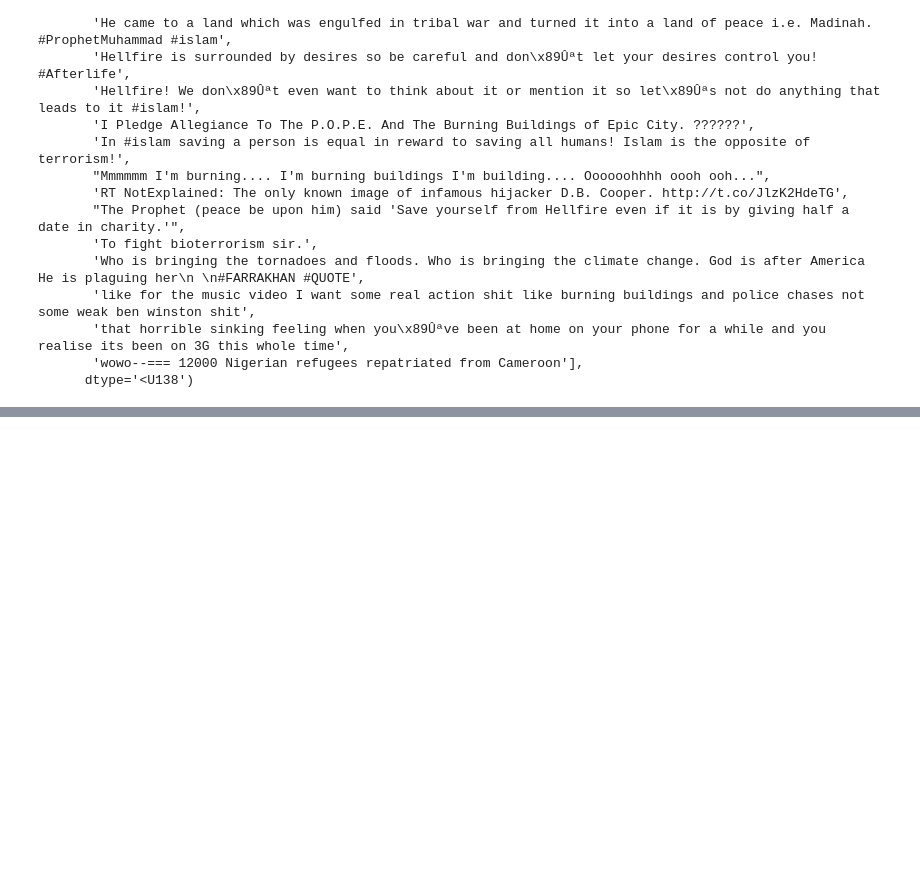
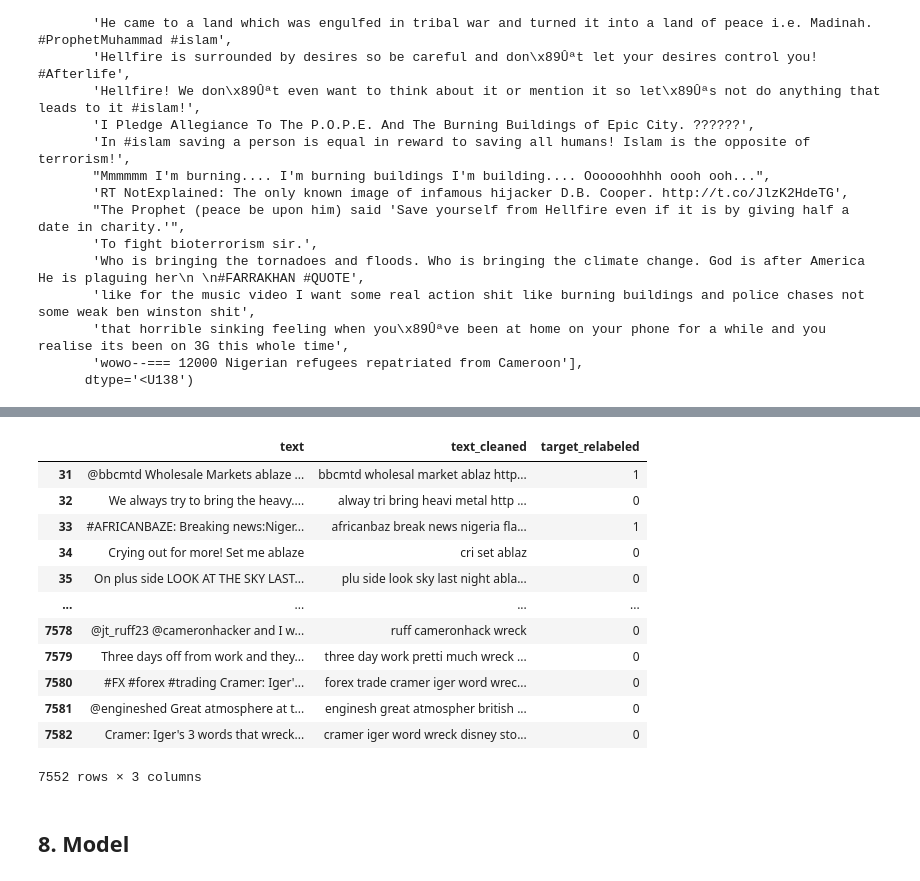
Before and after one commit to dilinjohn/Kaggle, a Jupyter notebook: Twitter tweets on Disasters/Using NLP on Disaster Tweets - with BERT.ipynb, the cells around one changed output, grey strips where cells are left out. Saved outputs shown, nothing was run; the diff lists cells and outputs as text; code cells hidden in the pictures; blank space fills up the shorter version.

```diff
--- a/Twitter tweets on Disasters/Using NLP on Disaster Tweets - with BERT.ipynb
+++ b/Twitter tweets on Disasters/Using NLP on Disaster Tweets - with BERT.ipynb
@@ -921,0 +950,21 @@ train.loc[train['text'] == misclassified_tweets[17], 'target_relabeled'] =0
+# %%
+# use the clean_tweet function before cross validation
+from nltk.corpus import stopwords
+stop = set(stopwords.words('english'))
+from nltk.stem.porter import PorterStemmer
+pstem = PorterStemmer()
+
+def clean_tweet(tweet):
+    try:
+        regex = re.compile('[^a-zA-Z]')
+        tweet = regex.sub(" ", tweet)
+        tweet = tweet.lower()
+        tweet_words = [pstem.stem(word) for word in tweet.split() if word not in stop and len(word) > 2]
+        tweet = ' '.join(tweet_words)
+        return tweet
+    except:
+        return 0
+# %%
+%%time
+train['text_cleaned'] = train['text'].apply(lambda sent: clean_tweet(sent))
+test['text_cleaned'] = test['text'].apply(lambda sent: clean_tweet(sent))
@@ -921,0 +1039,18 @@ train.loc[train['text'] == misclassified_tweets[17], 'target_relabeled'] =0
+# %%
+train[['text', 'text_cleaned', 'target_relabeled']]
+# %% [output]
+|  | text | text_cleaned | target_relabeled |
+| 31 | @bbcmtd Wholesale Markets ablaze ... | bbcmtd wholesal market ablaz http... | 1 |
+| 32 | We always try to bring the heavy.... | alway tri bring heavi metal http ... | 0 |
+| 33 | #AFRICANBAZE: Breaking news:Niger... | africanbaz break news nigeria fla... | 1 |
+| 34 | Crying out for more! Set me ablaze | cri set ablaz | 0 |
+| 35 | On plus side LOOK AT THE SKY LAST... | plu side look sky last night abla... | 0 |
+| ... | ... | ... | ... |
+| 7578 | @jt_ruff23 @cameronhacker and I w... | ruff cameronhack wreck | 0 |
+| 7579 | Three days off from work and they... | three day work pretti much wreck ... | 0 |
+| 7580 | #FX #forex #trading Cramer: Iger'... | forex trade cramer iger word wrec... | 0 |
+| 7581 | @engineshed Great atmosphere at t... | enginesh great atmospher british ... | 0 |
+| 7582 | Cramer: Iger's 3 words that wreck... | cramer iger word wreck disney sto... | 0 |
+7552 rows × 3 columns
+# %% [markdown]
+## 8. Model
```
Also changed, not shown: parts of 31 cells of this notebook.
